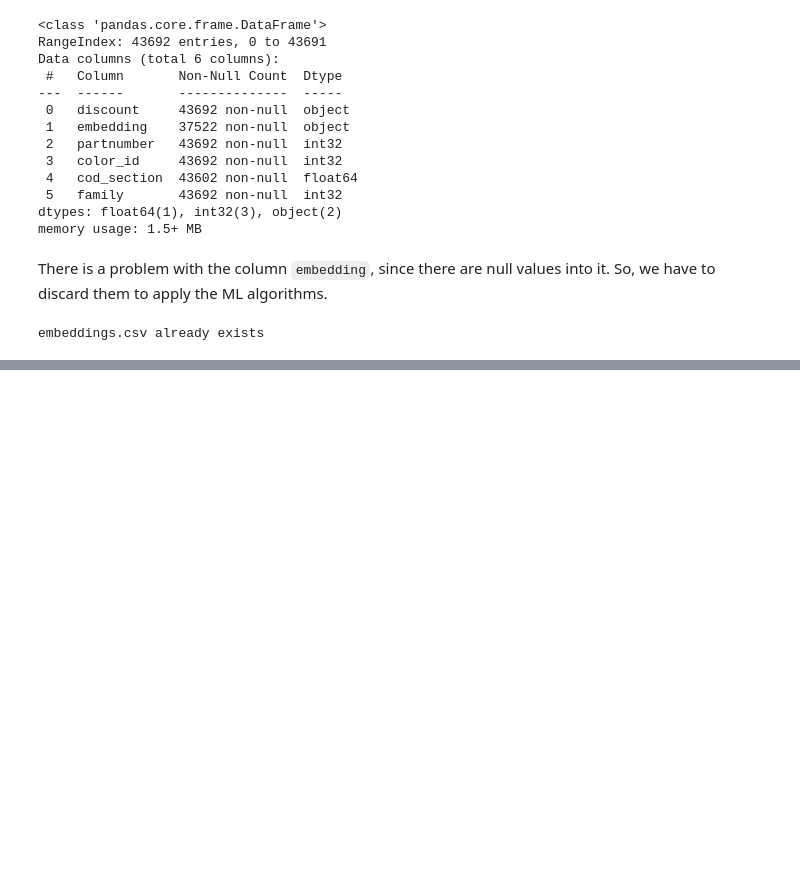
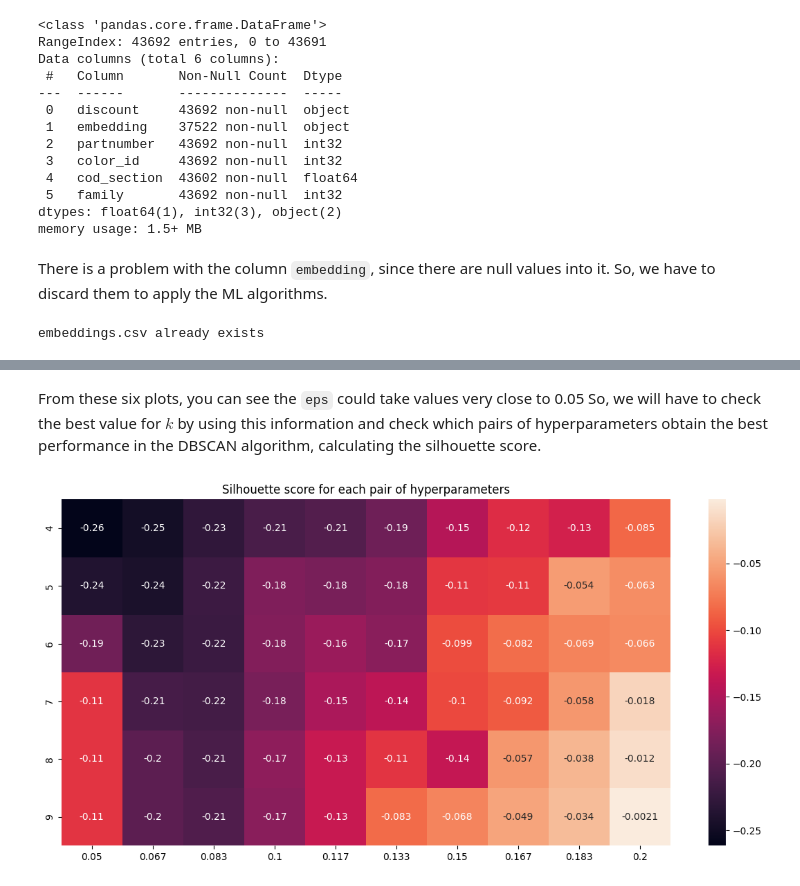
Before and after one commit to CarlosFOL/Recommender_System, a Jupyter notebook: notebooks/expl_analysis.ipynb, the cells around one changed output, grey strips where cells are left out. Saved outputs shown, nothing was run; the diff lists cells and outputs as text; code cells hidden in the pictures; blank space fills up the shorter version.

```diff
--- a/notebooks/expl_analysis.ipynb
+++ b/notebooks/expl_analysis.ipynb
@@ -380,0 +311,8 @@ dbscan.suitable_eps_search(elbow=10)
+# %% [markdown]
+From these six plots, you can see the `eps` could take values very close to 0.05 So, we will have to check the best value for $k$ by using this information and check which pairs of hyperparameters obtain the best performance in the DBSCAN algorithm, calculating the silhouette score.
+# %%
+min_samples = np.arange(4, 10)
+eps = np.linspace(0.05, 0.2, 10)
+dbscan.hyperparameters_search(min_samples, eps)
+# %% [output]
+[figure, added]
```
Also changed, not shown: parts of 20 cells of this notebook, 1 other file.
